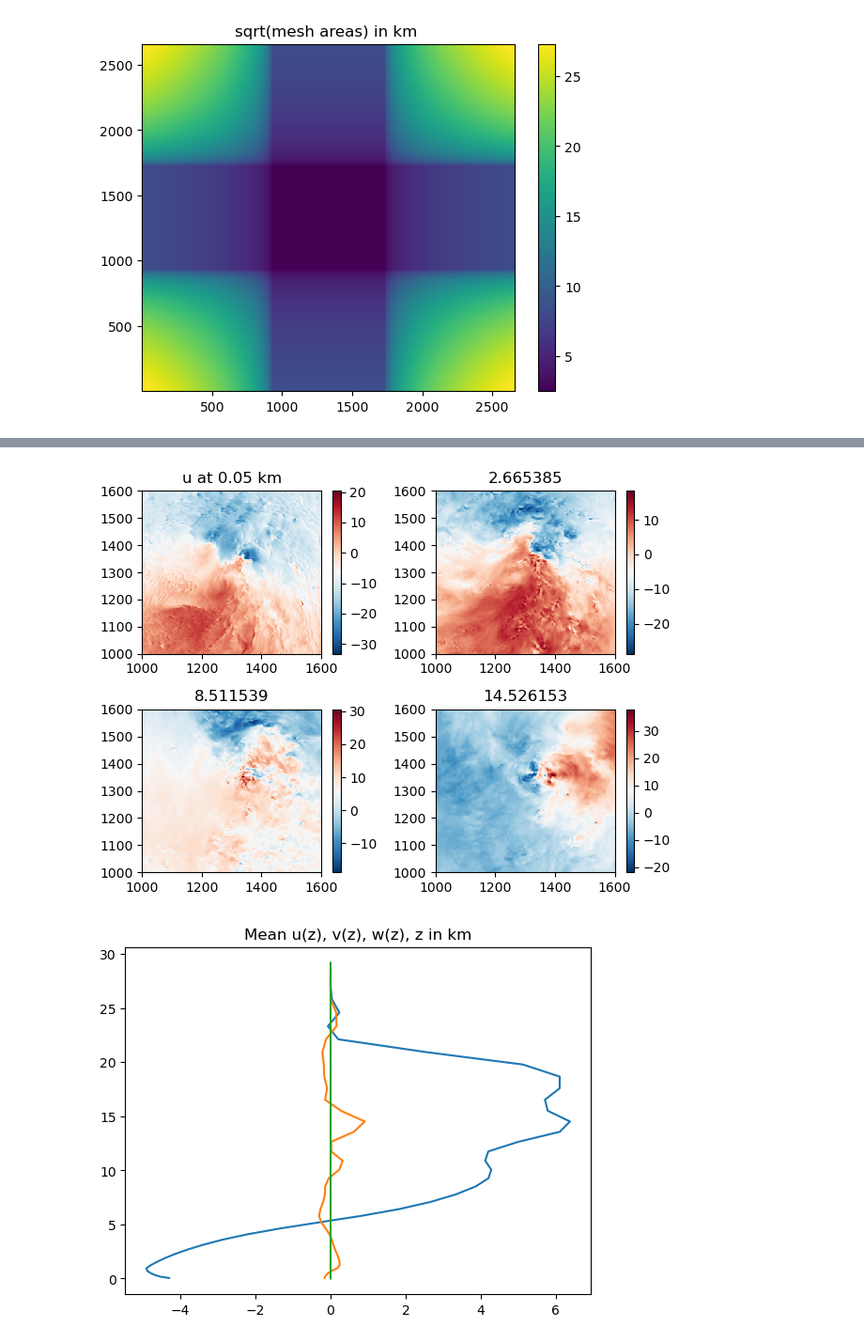
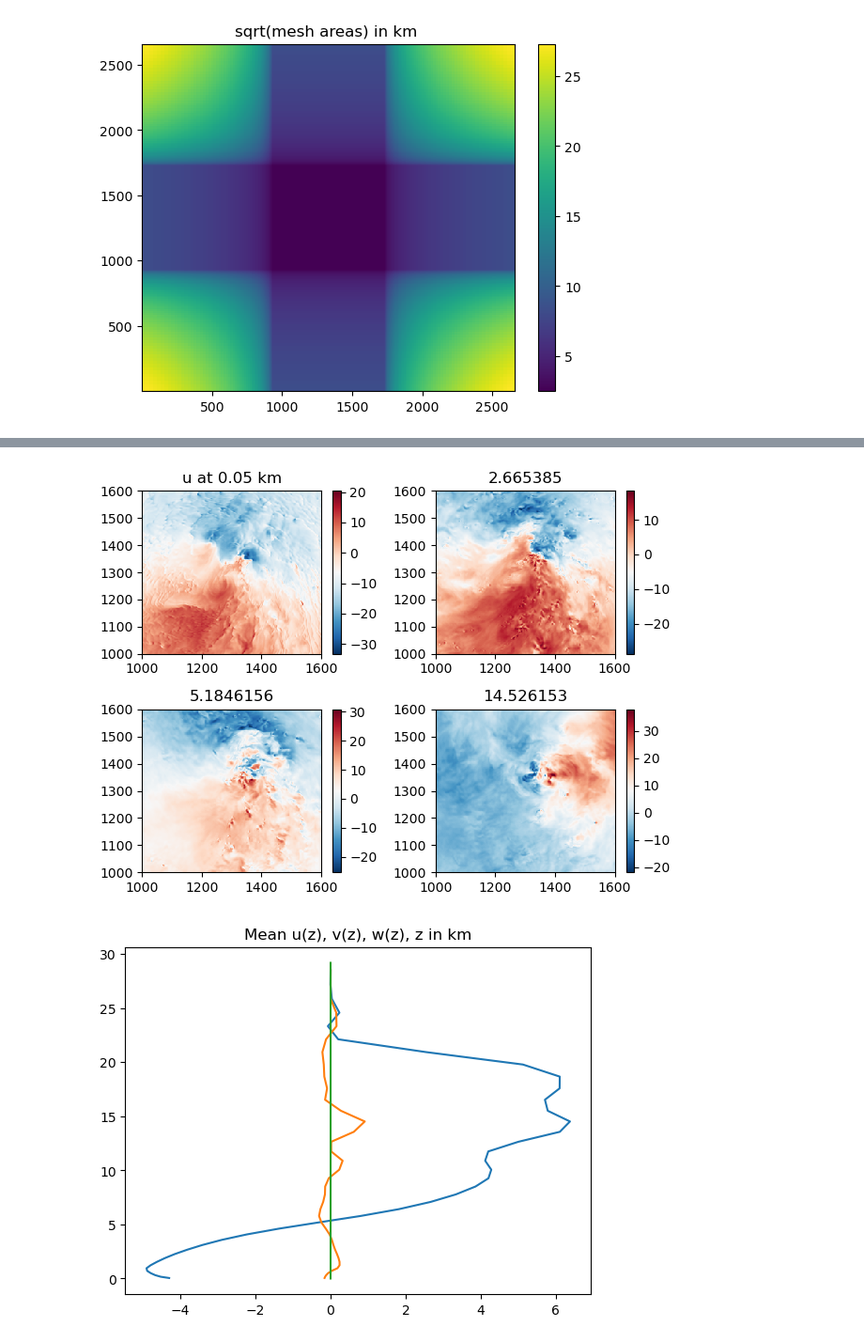
Before and after one commit to MPOcanes/MPO624_2022, a Jupyter notebook: Notebooks/Schechter_cyclone_shear.ipynb, the cells around one changed output, grey strips where cells are left out. Shown at 94% size. Saved outputs shown, nothing was run; the diff lists cells and outputs as text; code cells hidden in the pictures.

```diff
--- a/Notebooks/Schechter_cyclone_shear.ipynb
+++ b/Notebooks/Schechter_cyclone_shear.ipynb
@@ -93,29 +112,29 @@ plt.contour(ds.xh, ds.yh, ds.psfc[0]);
 # %%
 # Inner area closer look: u field. Mainly circulatory at low levels, but divergent at the top!
 
 plt.subplot(221)
 plt.pcolormesh(ds.xf, ds.yh, ds.u[0][0], cmap='RdBu_r'); plt.colorbar();
 plt.xlim([1000,1600]); plt.ylim([1000,1600]);
 plt.title('u at '+ str(ds.z[0].values)+' km' )
 
 plt.subplot(222)
 plt.pcolormesh(ds.xf, ds.yh, ds.u[0][10], cmap='RdBu_r'); plt.colorbar();
 plt.xlim([1000,1600]); plt.ylim([1000,1600]);
 plt.title( str(ds.z[10].values) )
 
 plt.subplot(223)
-plt.pcolormesh(ds.xf, ds.yh, ds.u[0][20], cmap='RdBu_r'); plt.colorbar();
+plt.pcolormesh(ds.xf, ds.yh, ds.u[0][15], cmap='RdBu_r'); plt.colorbar();
 plt.xlim([1000,1600]); plt.ylim([1000,1600]);
-plt.title( str(ds.z[20].values) )
+plt.title( str(ds.z[15].values) )
 
 plt.subplot(224)
 plt.pcolormesh(ds.xf, ds.yh, ds.u[0][27], cmap='RdBu_r'); plt.colorbar();
 plt.xlim([1000,1600]); plt.ylim([1000,1600]);
 plt.title( str(ds.z[27].values) )
 
 plt.tight_layout()
 # %% [output]
-[figure, old version]
+[figure, new version]
 # %%
 # Area-weighted mean wind profiles
 
```
Also changed, not shown: parts of 28 cells of this notebook.
